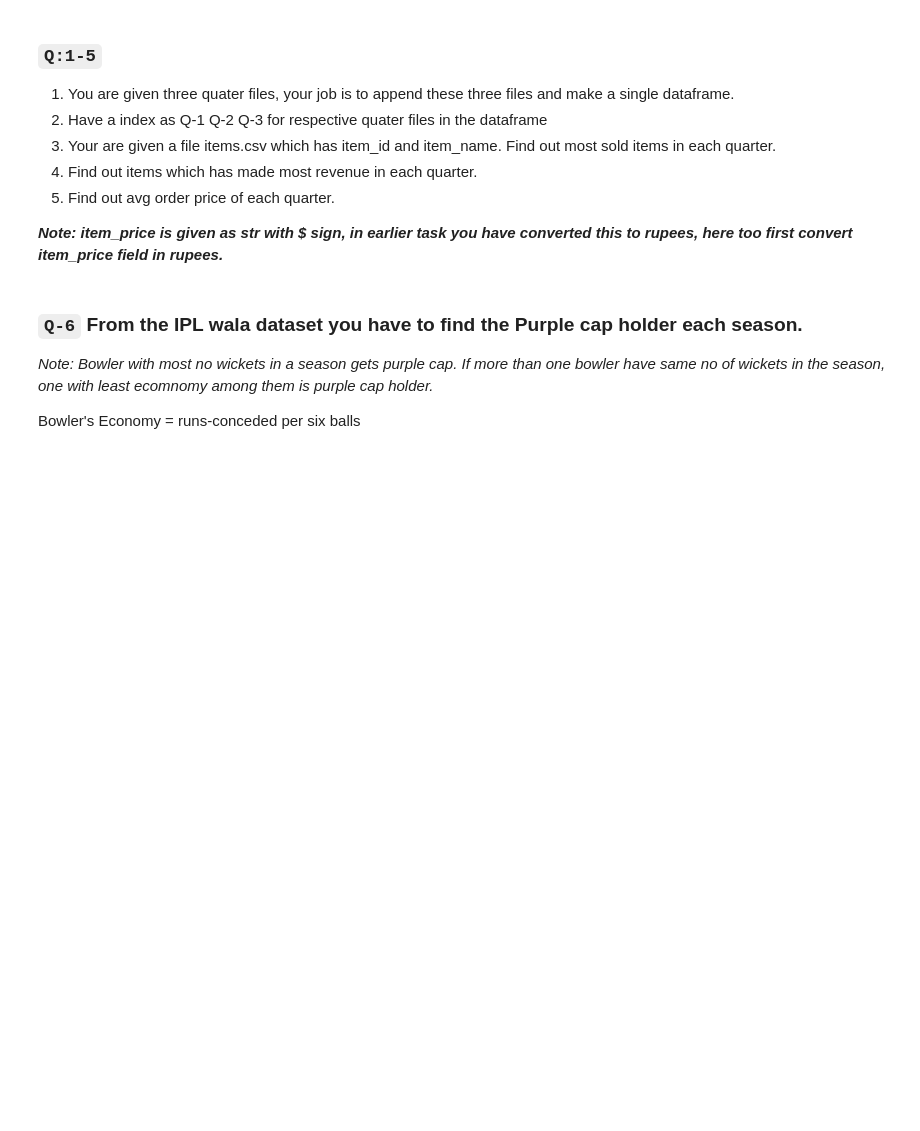
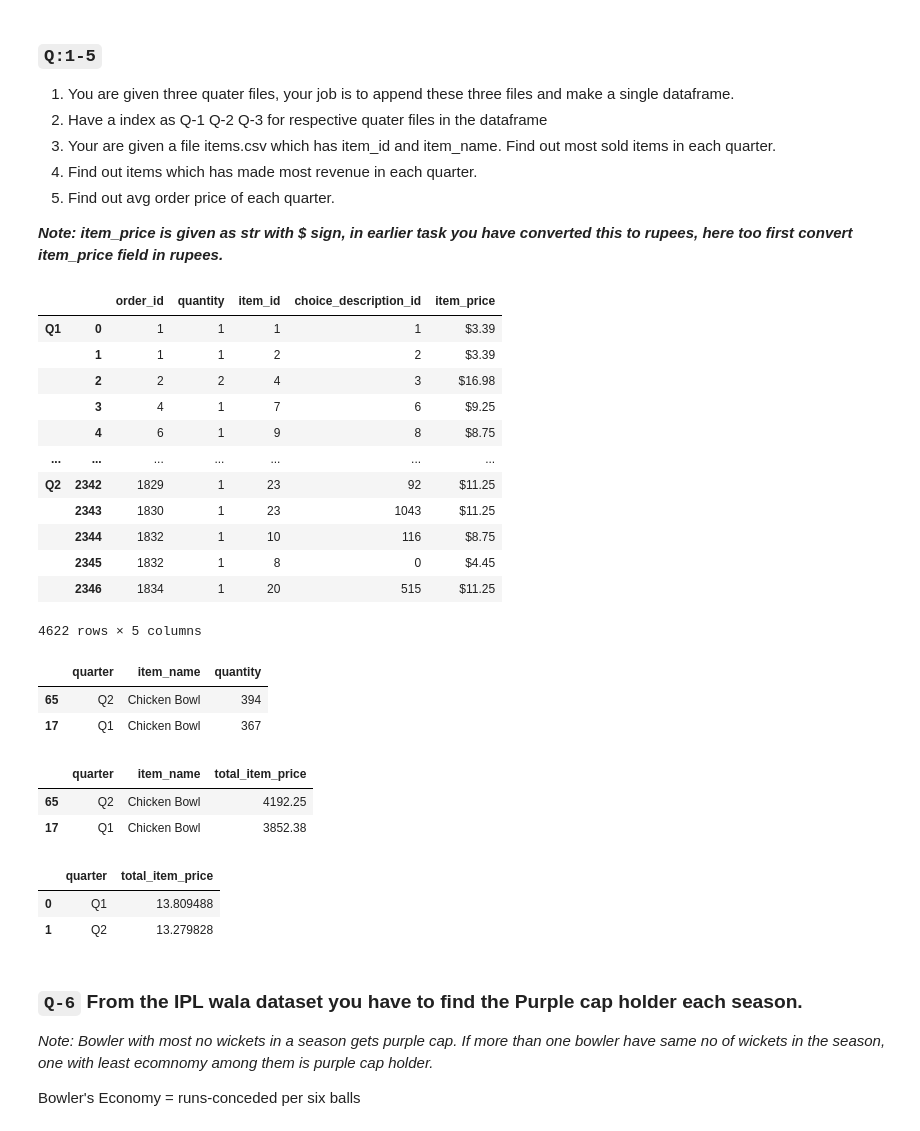
Before and after one commit to Apurba1903/Pandas, a Jupyter notebook: Week 7 Task 20.ipynb, the cells around one changed output. Cells and saved outputs as stored; diff of their text form; code cells hidden in the pictures; blank space fills up the shorter version.

```diff
--- a/Week 7 Task 20.ipynb
+++ b/Week 7 Task 20.ipynb
@@ -26,3 +12,11 @@ items = pd.read_csv(items_path)
+# %%
+# Import Like This
+
+q1 = pd.read_csv("quarter-1.csv")
+q2 = pd.read_csv("quarter-2.csv")
+q3 = pd.read_csv("quarter-3.csv")
+
+items = pd.read_csv("items.csv")
 # %% [markdown]
 ### `Q:1-5`
 1. You are given three quater files, your job is to append these three files and make a single dataframe.
@@ -37,3 +29,50 @@ items = pd.read_csv(items_path)
+# %%
+# Code Here Answer 1 & 2
+
+df1 = pd.concat([q1, q2, q3], keys=['Q1','Q2','Q3'])
+df1
+# %% [output]
+|  |  | order_id | quantity | item_id | choice_description_id | item_price |
+| Q1 | 0 | 1 | 1 | 1 | 1 | $3.39 |
+|  | 1 | 1 | 1 | 2 | 2 | $3.39 |
+|  | 2 | 2 | 2 | 4 | 3 | $16.98 |
+|  | 3 | 4 | 1 | 7 | 6 | $9.25 |
+|  | 4 | 6 | 1 | 9 | 8 | $8.75 |
+| ... | ... | ... | ... | ... | ... | ... |
+| Q2 | 2342 | 1829 | 1 | 23 | 92 | $11.25 |
+|  | 2343 | 1830 | 1 | 23 | 1043 | $11.25 |
+|  | 2344 | 1832 | 1 | 10 | 116 | $8.75 |
+|  | 2345 | 1832 | 1 | 8 | 0 | $4.45 |
+|  | 2346 | 1834 | 1 | 20 | 515 | $11.25 |
+4622 rows × 5 columns
+# %%
+# Code Here Answer 3
+
+new_df = df1.reset_index().merge(items, on='item_id')
+new_df.rename(columns={"level_0" : "quarter"}, inplace=True)
+new_df.groupby(['quarter', 'item_name'])['quantity'].sum().reset_index().sort_values('quantity', ascending=False).drop_duplicates(subset='quarter', keep='first')
+# %% [output]
+|  | quarter | item_name | quantity |
+| 65 | Q2 | Chicken Bowl | 394 |
+| 17 | Q1 | Chicken Bowl | 367 |
+# %%
+# Code Here Answer 4
+
+new_df["item_price"] = new_df.item_price.apply(lambda x: float(x[1:]))
+new_df["total_item_price"] = new_df['item_price'] * new_df['quantity']
+new_df.groupby(['quarter', 'item_name'])['total_item_price'].sum().reset_index().sort_values('total_item_price', ascending=False).drop_duplicates('quarter', keep='first')
+# %% [output]
+|  | quarter | item_name | total_item_price |
+| 65 | Q2 | Chicken Bowl | 4192.25 |
+| 17 | Q1 | Chicken Bowl | 3852.38 |
+# %%
+# Code Here Answer 5
+
+new_df.groupby(['quarter', 'order_id'], as_index=False)['total_item_price'].sum().groupby('quarter', as_index=False)['total_item_price'].mean()
+# %% [output]
+|  | quarter | total_item_price |
+| 0 | Q1 | 13.809488 |
+| 1 | Q2 | 13.279828 |
 # %% [markdown]
 ### `Q-6` From the IPL wala dataset you have to find the Purple cap holder each season.
 
```
Also changed, not shown: parts of 26 cells of this notebook, 1 other file.
